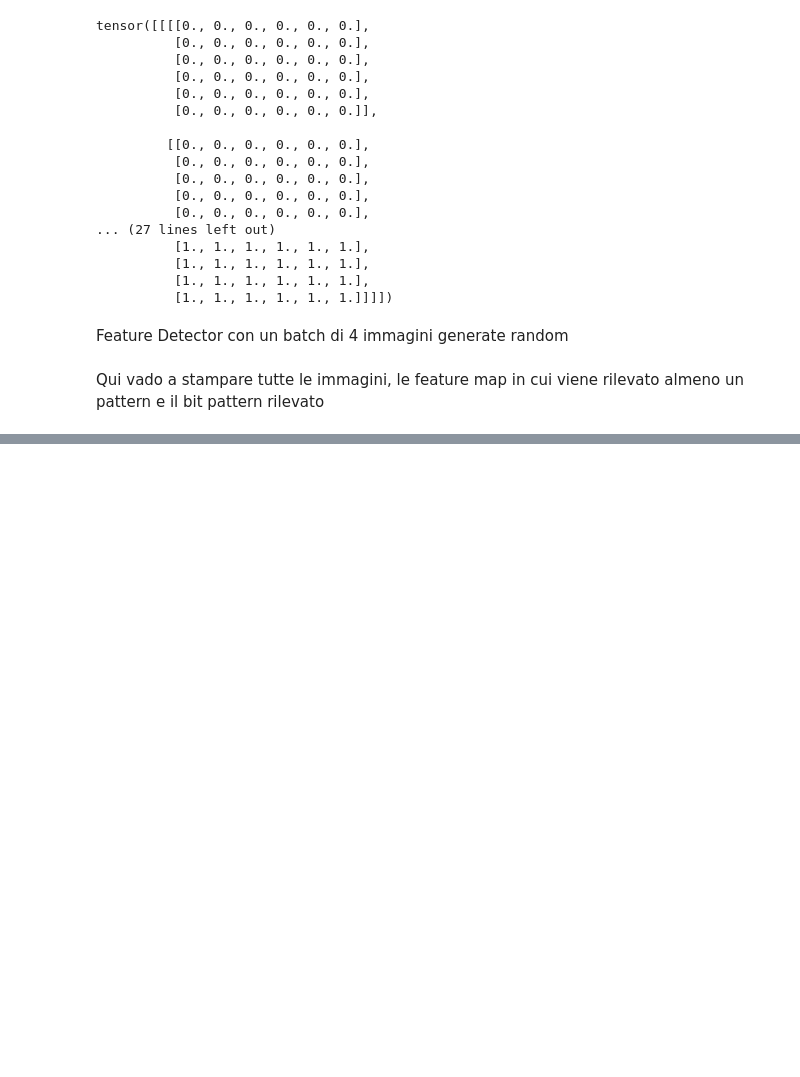
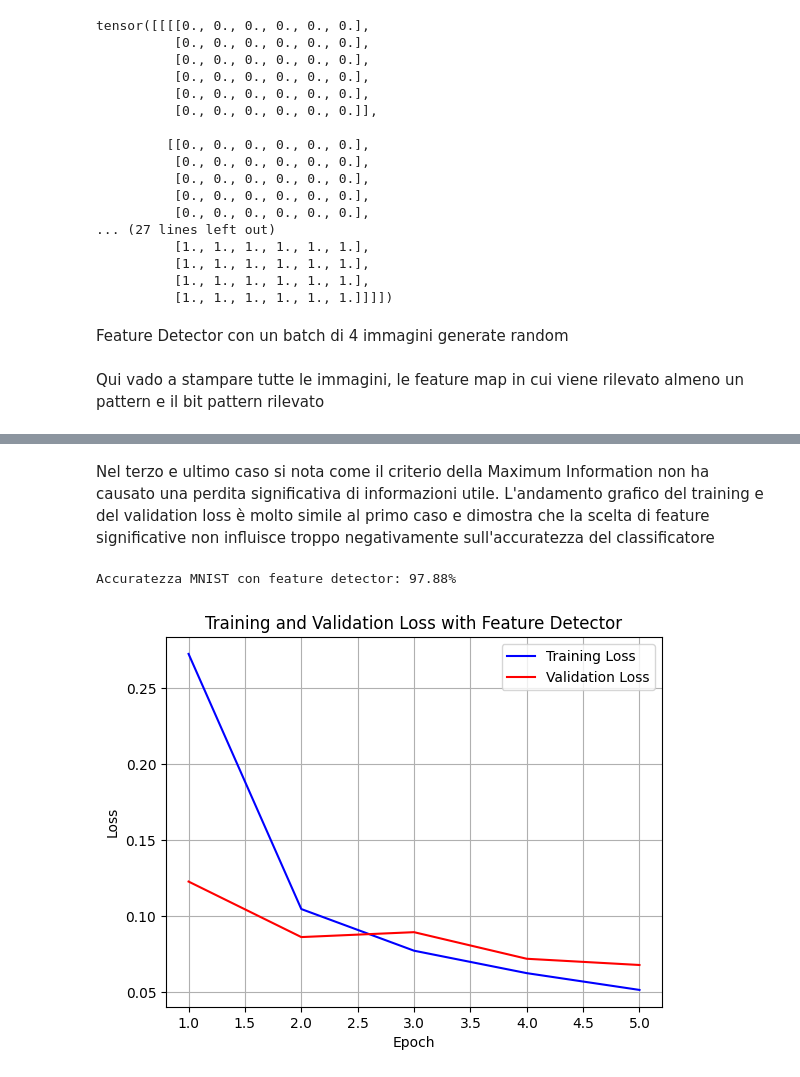
Before and after one commit to AlfonsoUnifi/ProgettoTesiPatternRecognition, a Jupyter notebook: FeatureDetector1.ipynb, the cells around one changed output, grey strips where cells are left out. Cells and saved outputs as stored; diff of their text form; code cells hidden in the pictures; blank space fills up the shorter version.

```diff
--- a/FeatureDetector1.ipynb
+++ b/FeatureDetector1.ipynb
@@ -159,0 +484,31 @@ tensor([[1., 1., 1.],
+# %% [markdown]
+Nel terzo e ultimo caso si nota come il criterio della Maximum Information non ha causato una perdita significativa di informazioni utile. L'andamento grafico del training e del validation loss è molto simile al primo caso e dimostra che la scelta di feature significative non influisce troppo negativamente sull'accuratezza del classificatore
+# %%
+class FeatureClassifier(torch.nn.Module):
+  def __init__(self,feature_detector,K):
+    super().__init__()
+    self.feature_detector=feature_detector
+    for param in self.feature_detector.parameters():
+          param.requires_grad = False
+    self.cnn=SimpleCNN(in_channels=K, input_spatial_size=26)
+
+  def forward(self,x):
+    with torch.no_grad():
+        features = self.feature_detector(x)
+    return self.cnn(features)
+
+K=len(selected_indices)
+model_feat=FeatureClassifier(real_feature_detector,K)
+accuracy_feat, training_loss_feat, validation_loss_feat = training_fun(model_feat,train_loader_binarized,test_loader_binarized)
+print(f"Accuratezza MNIST con feature detector: {accuracy_feat}%")
+plt.plot(np.arange(1,epochs+1),training_loss_feat,label='Training Loss',color="blue")
+plt.plot(np.arange(1,epochs+1),validation_loss_feat,label='Validation Loss',color="red")
+plt.xlabel('Epoch')
+plt.ylabel('Loss')
+plt.title('Training and Validation Loss with Feature Detector')
+plt.grid(True)
+plt.legend()
+plt.show()
+# %% [output]
+Accuratezza MNIST con feature detector: 97.88%
+[figure, added]
```
Also changed, not shown: parts of 25 cells of this notebook.
